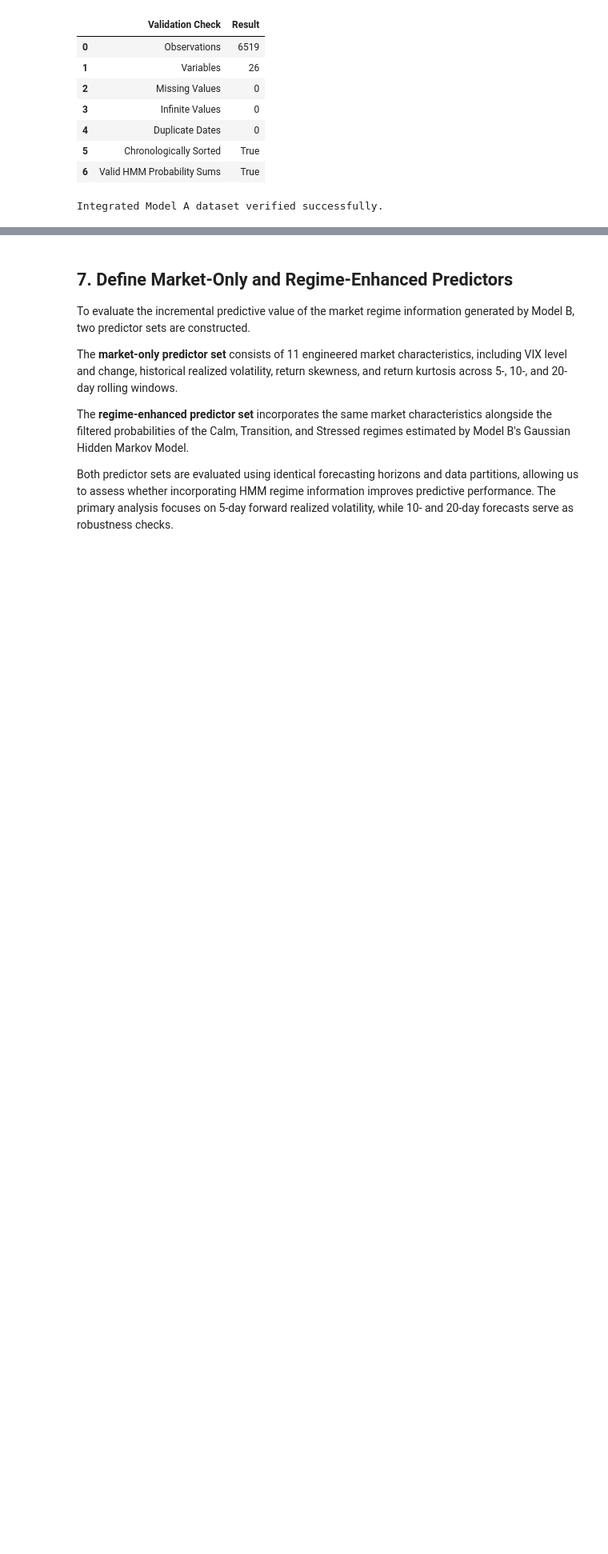
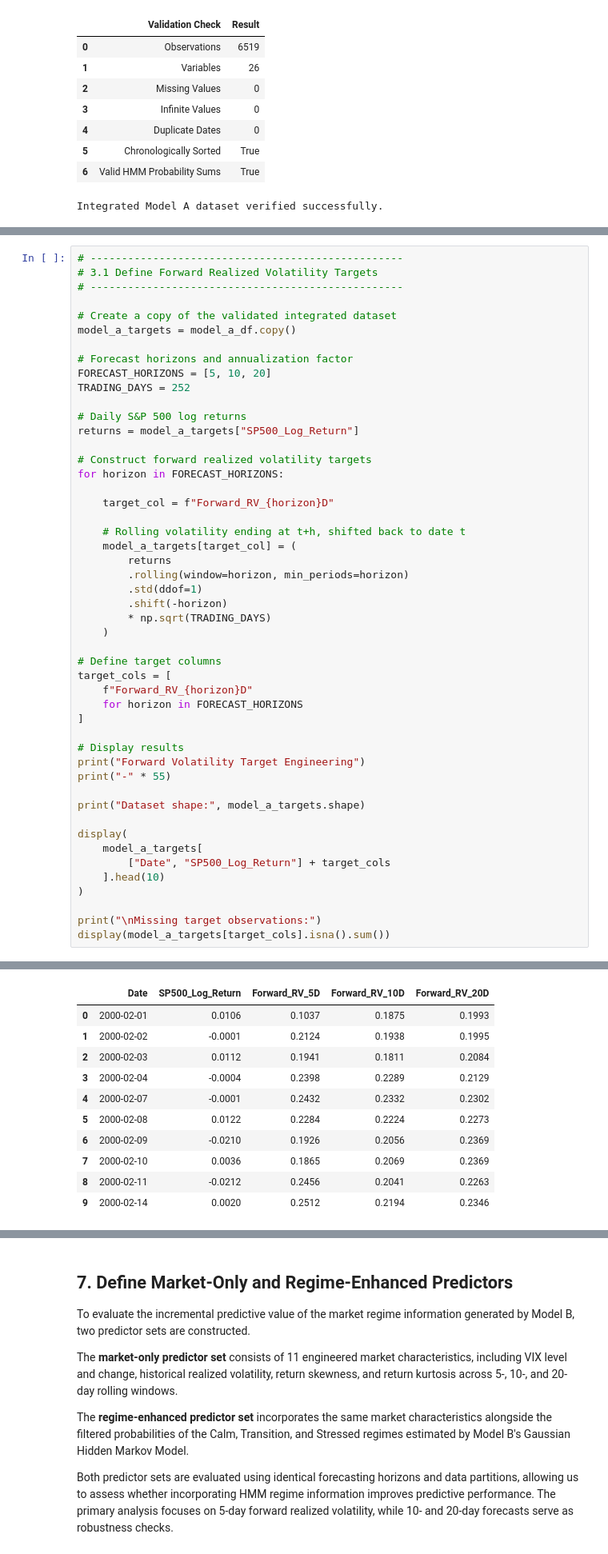
Before and after one commit to LR-Lemon/Milestone-II, a Jupyter notebook: notebooks/02_model_a_volatility_forecasting.ipynb, the cells around one changed output, grey strips where cells are left out. Shown at 80% size. Saved outputs shown, nothing was run; the diff lists cells and outputs as text; blank space fills up the shorter version.

```diff
--- a/notebooks/02_model_a_volatility_forecasting.ipynb
+++ b/notebooks/02_model_a_volatility_forecasting.ipynb
@@ -1008,0 +910,50 @@ plt.show()
+# %%
+# --------------------------------------------------
+# 3.1 Define Forward Realized Volatility Targets
+# --------------------------------------------------
+
+# Create a copy of the validated integrated dataset
+model_a_targets = model_a_df.copy()
+
+# Forecast horizons and annualization factor
+FORECAST_HORIZONS = [5, 10, 20]
+TRADING_DAYS = 252
+
+# Daily S&P 500 log returns
+returns = model_a_targets["SP500_Log_Return"]
+
+# Construct forward realized volatility targets
+for horizon in FORECAST_HORIZONS:
+
+    target_col = f"Forward_RV_{horizon}D"
+
+    # Rolling volatility ending at t+h, shifted back to date t
+    model_a_targets[target_col] = (
+        returns
+        .rolling(window=horizon, min_periods=horizon)
+        .std(ddof=1)
+        .shift(-horizon)
+        * np.sqrt(TRADING_DAYS)
+    )
+
+# Define target columns
+target_cols = [
+    f"Forward_RV_{horizon}D"
+    for horizon in FORECAST_HORIZONS
+]
+
+# Display results
+print("Forward Volatility Target Engineering")
+print("-" * 55)
+
+print("Dataset shape:", model_a_targets.shape)
+
+display(
+    model_a_targets[
+        ["Date", "SP500_Log_Return"] + target_cols
+    ].head(10)
+)
+
+print("\nMissing target observations:")
+display(model_a_targets[target_cols].isna().sum())
+# %% [output]
@@ -1008,0 +963,11 @@ plt.show()
+|  | Date | SP500_Log_Return | Forward_RV_5D | Forward_RV_10D | Forward_RV_20D |
+| 0 | 2000-02-01 | 0.0106 | 0.1037 | 0.1875 | 0.1993 |
+| 1 | 2000-02-02 | -0.0001 | 0.2124 | 0.1938 | 0.1995 |
+| 2 | 2000-02-03 | 0.0112 | 0.1941 | 0.1811 | 0.2084 |
+| 3 | 2000-02-04 | -0.0004 | 0.2398 | 0.2289 | 0.2129 |
+| 4 | 2000-02-07 | -0.0001 | 0.2432 | 0.2332 | 0.2302 |
+| 5 | 2000-02-08 | 0.0122 | 0.2284 | 0.2224 | 0.2273 |
+| 6 | 2000-02-09 | -0.0210 | 0.1926 | 0.2056 | 0.2369 |
+| 7 | 2000-02-10 | 0.0036 | 0.1865 | 0.2069 | 0.2369 |
+| 8 | 2000-02-11 | -0.0212 | 0.2456 | 0.2041 | 0.2263 |
+| 9 | 2000-02-14 | 0.0020 | 0.2512 | 0.2194 | 0.2346 |
```
Also changed, not shown: parts of 47 cells of this notebook.
